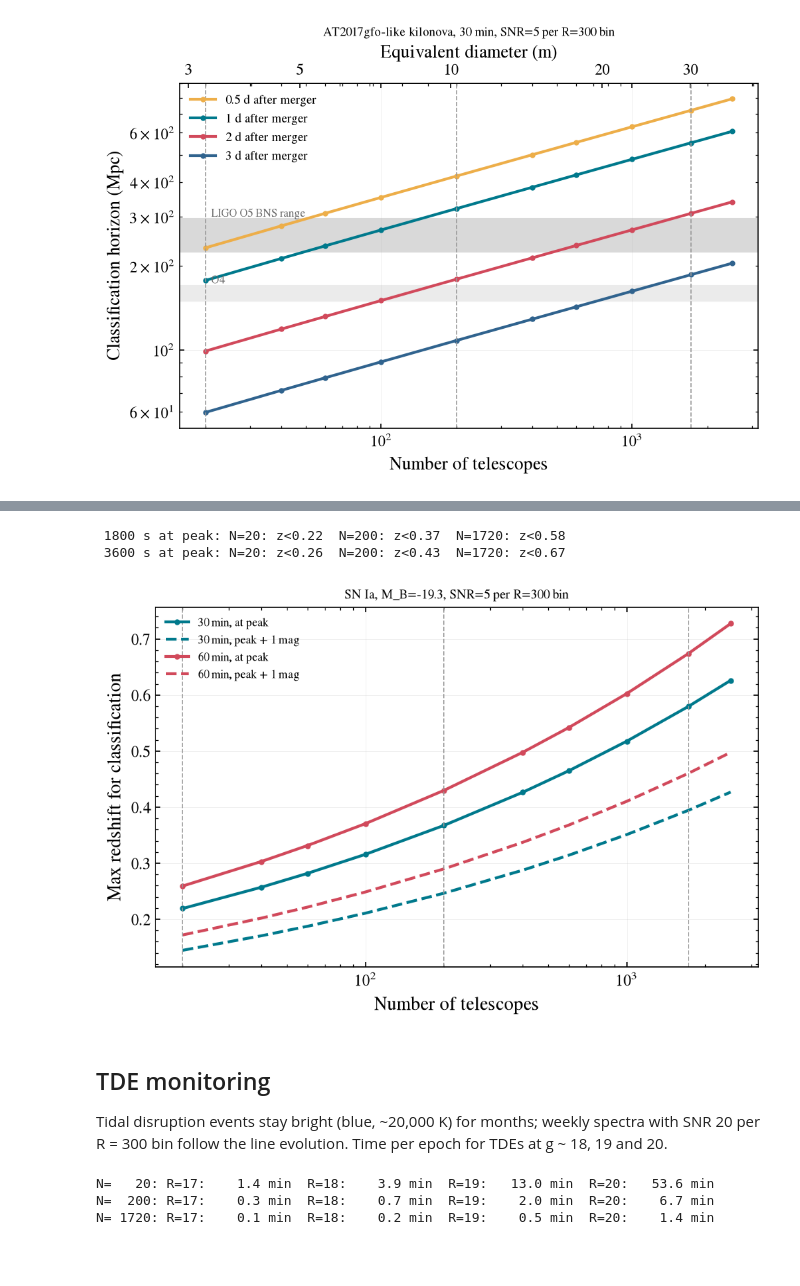
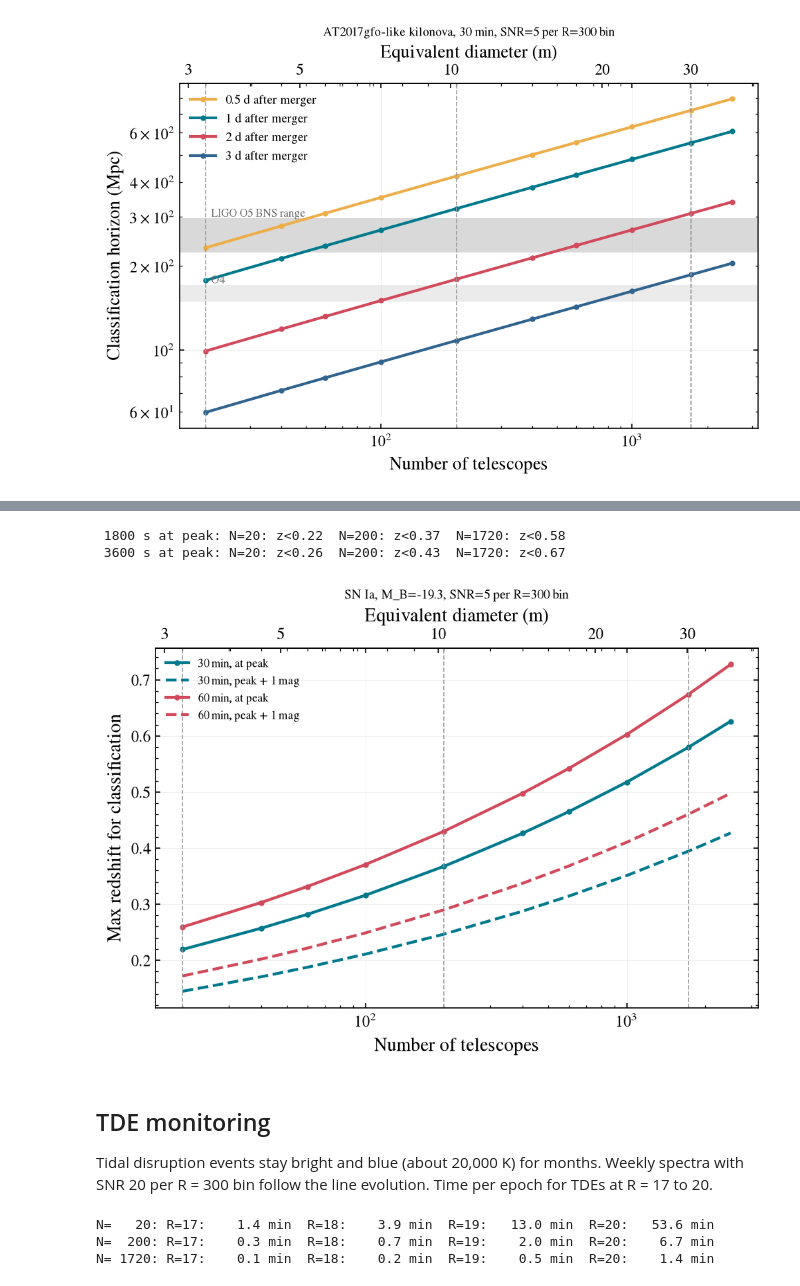
Before and after one commit to schmidt-observatories/lfast-etc, a Jupyter notebook: notebooks/07_time_domain_lsst_era.ipynb, the cells around one changed output, grey strips where cells are left out. Drawn from its saved outputs; the diff is of its cells as text; code cells hidden in the pictures; blank space fills up the shorter version.

```diff
--- a/notebooks/07_time_domain_lsst_era.ipynb
+++ b/notebooks/07_time_domain_lsst_era.ipynb
@@ -29,22 +29,21 @@ except OSError:
     pass
 # %%
 # ---- knobs: array sizes compared throughout (replicated in arrays of 20) ----
+from pathlib import Path
 SCALES = {20: "nominal 20x (3.2 m eq.)", 200: "10 arrays (10.3 m eq.)", 1720: "86 arrays (30.1 m eq.)"}
 NS = np.array([20, 40, 60, 100, 200, 400, 600, 1000, 1720, 2500])
-FIG = "../memo/figures/"      # memo figures are saved here as PDF
+FIG = Path("../memo/figures")          # memo figures land here if the directory exists
+def save(fig, name):
+    if FIG.is_dir():
+        fig.savefig(FIG / name)
 plt.rcParams.update({"font.size": 11, "axes.titlesize": 10, "legend.fontsize": 9})
 def tel(n, telescopes_per_input=20):
     return Telescope(n_telescopes=int(n), fiber="18um", combine="fiber", telescopes_per_input=telescopes_per_input)
-def deq(n):
-    return 0.726*np.sqrt(n)
-from matplotlib.ticker import FixedLocator, FixedFormatter, NullFormatter
-def deq_axis(ax):
-    """Top axis in equivalent diameter with plain tick labels."""
-    sec = ax.secondary_xaxis('top', functions=(deq, lambda d: (d/0.726)**2))
-    ticks = [3, 5, 10, 20, 30]
-    sec.xaxis.set_major_locator(FixedLocator(ticks)); sec.xaxis.set_major_formatter(FixedFormatter([str(t) for t in ticks]))
-    sec.xaxis.set_minor_formatter(NullFormatter()); sec.set_xlabel("Equivalent diameter (m)")
-    return sec
+def mark_scales(ax):
+    for n in (20, 200, 1720):
+        ax.axvline(n, color='0.6', ls='--', lw=0.8)
+    ax.set_xscale('log'); ax.set_xlabel("Number of telescopes")
+    equivalent_diameter_axis(ax, ticks=(3, 5, 10, 20, 30))
 # %%
 WINDOW = (450, 650); R_BIN = 300; SNR_CLASS = 5; BAND = "R"
 def bench(n):
@@ -63,11 +66,10 @@ for exp, color in ((300, 'C2'), (1800, 'C0'), (3600, 'C1')):
     ax.plot(NS, d, marker='o', ms=3, color=color, label=f"{exp/60:.0f} min")
 for mag, txt in ((20.6, "ZTF single visit r"), (24.5, "LSST single visit r")):
     ax.axhline(mag, color='0.5', ls=':'); ax.text(NS[0], mag-0.1, txt, fontsize=8, color='0.4')
-for n in (20, 200, 1720): ax.axvline(n, color='0.6', ls='--', lw=0.8)
-ax.set_xscale('log'); ax.set_xlabel("Number of telescopes"); ax.set_ylabel("Classification depth (R mag)")
+ax.set_ylabel("Classification depth (R mag)")
 ax.set_title("SNR=5 per R=300 bin, 450-650 nm, 6000 K SED, grey sky", fontsize=9); ax.legend()
-deq_axis(ax)
-fig.savefig(FIG + "classification_depth_vs_N.pdf")
+mark_scales(ax)
+save(fig, "classification_depth_vs_N.pdf")
 for exp, d in depth.items():
     print(f"{exp:5d} s: " + "  ".join(f"N={n}: R<{d[n]:.1f}" for n in (20, 200, 1720)))
 # %% [output]
@@ -94,13 +97,12 @@ for day, color in ((0.5, 'C2'), (1, 'C0'), (2, 'C1'), (3, 'C3')):
     D = 40*10**((lim - kn_mag_40(day))/5)
     horizon[day] = dict(zip(NS, D))
     ax.plot(NS, D, marker='o', ms=3, color=color, label=f"{day} d after merger")
-for n in (20, 200, 1720): ax.axvline(n, color='0.6', ls='--', lw=0.8)
 ax.axhspan(225, 295, color='0.85', zorder=0); ax.text(NS[0]*1.05, 300, "LIGO O5 BNS range", fontsize=8, color='0.4')
 ax.axhspan(150, 170, color='0.92', zorder=0); ax.text(NS[0]*1.05, 173, "O4", fontsize=8, color='0.4')
-ax.set_xscale('log'); ax.set_yscale('log'); ax.set_xlabel("Number of telescopes"); ax.set_ylabel("Classification horizon (Mpc)")
+ax.set_yscale('log'); ax.set_ylabel("Classification horizon (Mpc)")
 ax.set_title("AT2017gfo-like kilonova, 30 min, SNR=5 per R=300 bin", fontsize=9); ax.legend()
-deq_axis(ax)
-fig.savefig(FIG + "kilonova_horizon_vs_N.pdf")
+mark_scales(ax)
+save(fig, "kilonova_horizon_vs_N.pdf")
 for day, d in horizon.items():
     print(f"day {day}: " + "  ".join(f"N={n}: {d[n]:5.0f} Mpc" for n in (20, 200, 1720)))
 # %% [output]
@@ -114,34 +120,33 @@ day 3: N=20:    60 Mpc  N=200:   108 Mpc  N=1720:   186 Mpc
 # %%
 from astropy.cosmology import FlatLambdaCDM
-import astropy.units as u
 cosmo = FlatLambdaCDM(H0=70, Om0=0.3)
 zs = np.linspace(0.01, 1.2, 600)
-m_peak = -19.3 + cosmo.distmod(zs).value       # B ~ R at peak for a 6000 K SED, K-correction ignored
+m_peak = -19.3 + cosmo.distmod(zs).value
 fig, ax = plt.subplots(figsize=(7.5, 4.5))
 zreach = {}
 for exp, color in ((1800, 'C0'), (3600, 'C1')):
     zr = []
     for n in NS:
         lim = bench(int(n)).limiting_magnitude(sn_like, exp, snr_resel_class, wavelength=WINDOW)
         zr.append((np.interp(lim, m_peak, zs), np.interp(lim - 1, m_peak, zs)))
     zr = np.array(zr); zreach[exp] = dict(zip(NS, zr[:, 0]))
     ax.plot(NS, zr[:, 0], marker='o', ms=3, color=color, label=f"{exp/60:.0f} min, at peak")
     ax.plot(NS, zr[:, 1], ls='--', color=color, label=f"{exp/60:.0f} min, peak + 1 mag")
-for n in (20, 200, 1720): ax.axvline(n, color='0.6', ls='--', lw=0.8)
-ax.set_xscale('log'); ax.set_xlabel("Number of telescopes"); ax.set_ylabel("Max redshift for classification")
+ax.set_ylabel("Max redshift for classification")
 ax.set_title("SN Ia, M_B=-19.3, SNR=5 per R=300 bin", fontsize=9); ax.legend(fontsize=8)
-fig.savefig(FIG + "snia_zreach_vs_N.pdf")
+mark_scales(ax)
+save(fig, "snia_zreach_vs_N.pdf")
 for exp, d in zreach.items():
     print(f"{exp:5d} s at peak: " + "  ".join(f"N={n}: z<{d[n]:.2f}" for n in (20, 200, 1720)))
 # %% [output]
  1800 s at peak: N=20: z<0.22  N=200: z<0.37  N=1720: z<0.58
  3600 s at peak: N=20: z<0.26  N=200: z<0.43  N=1720: z<0.67
-[figure, old version]
+[figure, new version]
 # %% [markdown]
 ## TDE monitoring
 
-Tidal disruption events stay bright (blue, ~20,000 K) for months; weekly spectra with SNR 20 per
-R = 300 bin follow the line evolution. Time per epoch for TDEs at g ~ 18, 19 and 20.
+Tidal disruption events stay bright and blue (about 20,000 K) for months. Weekly spectra with
+SNR 20 per R = 300 bin follow the line evolution. Time per epoch for TDEs at R = 17 to 20.
 # %%
 tde = Source.blackbody(20000, 0, BAND)
 snr_resel_mon = 20/np.sqrt(k)
```
Also changed, not shown: parts of 8 cells of this notebook, 43 other files.
